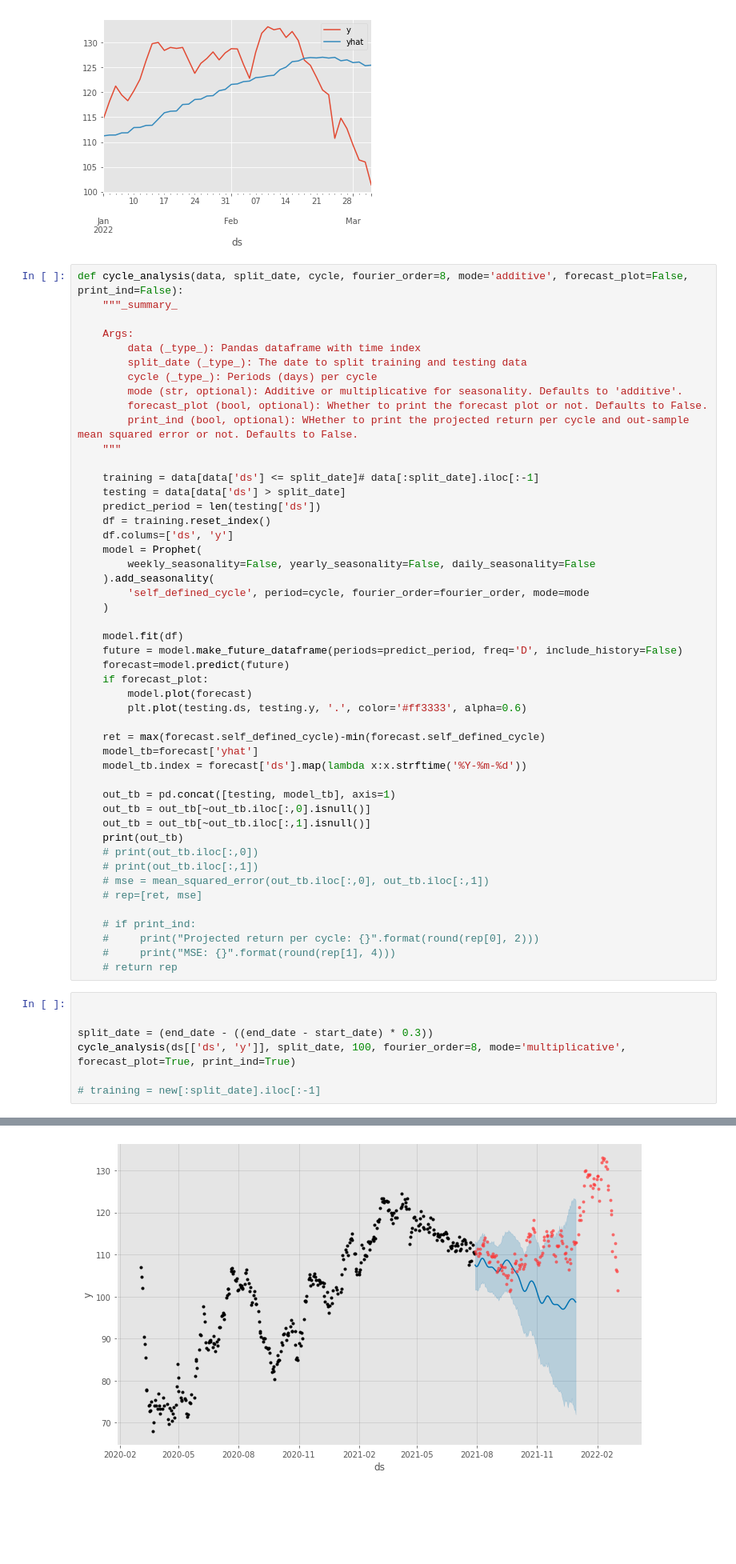
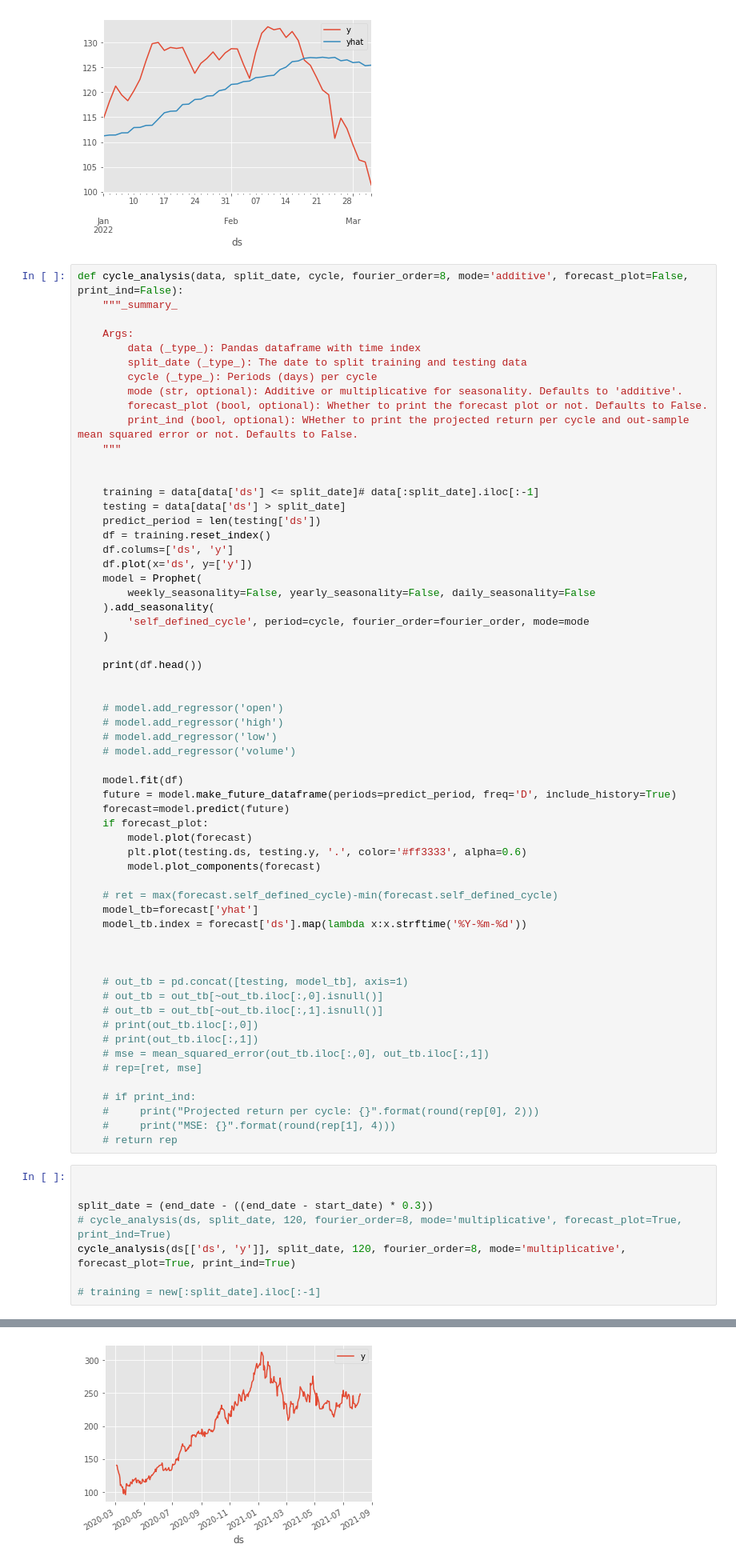
Before and after one commit to Biksbois/BiksStonks, a Jupyter notebook: Forcasting_Models/prohet.ipynb, the cells around one changed output, grey strips where cells are left out. Shown at 80% size. Cells and saved outputs as stored; diff of their text form; blank space fills up the shorter version.

```diff
--- a/Forcasting_Models/prohet.ipynb
+++ b/Forcasting_Models/prohet.ipynb
@@ -187,32 +225,44 @@ def cycle_analysis(data, split_date, cycle, fourier_order=8, mode='additive', fo
         print_ind (bool, optional): WHether to print the projected return per cycle and out-sample mean squared error or not. Defaults to False.
     """
 
+
     training = data[data['ds'] <= split_date]# data[:split_date].iloc[:-1]
     testing = data[data['ds'] > split_date]
     predict_period = len(testing['ds'])
     df = training.reset_index()
     df.colums=['ds', 'y']
+    df.plot(x='ds', y=['y'])
     model = Prophet(
         weekly_seasonality=False, yearly_seasonality=False, daily_seasonality=False
     ).add_seasonality(
         'self_defined_cycle', period=cycle, fourier_order=fourier_order, mode=mode
     )
 
+    print(df.head())
+
+
+    # model.add_regressor('open')
+    # model.add_regressor('high')
+    # model.add_regressor('low')
+    # model.add_regressor('volume')
+
     model.fit(df)
-    future = model.make_future_dataframe(periods=predict_period, freq='D', include_history=False)
+    future = model.make_future_dataframe(periods=predict_period, freq='D', include_history=True)
     forecast=model.predict(future)
     if forecast_plot:
         model.plot(forecast)
         plt.plot(testing.ds, testing.y, '.', color='#ff3333', alpha=0.6)
+        model.plot_components(forecast)
 
-    ret = max(forecast.self_defined_cycle)-min(forecast.self_defined_cycle)
+    # ret = max(forecast.self_defined_cycle)-min(forecast.self_defined_cycle)
     model_tb=forecast['yhat']
     model_tb.index = forecast['ds'].map(lambda x:x.strftime('%Y-%m-%d'))
 
-    out_tb = pd.concat([testing, model_tb], axis=1)
-    out_tb = out_tb[~out_tb.iloc[:,0].isnull()]
-    out_tb = out_tb[~out_tb.iloc[:,1].isnull()]
-    print(out_tb)
+
+
+    # out_tb = pd.concat([testing, model_tb], axis=1)
+    # out_tb = out_tb[~out_tb.iloc[:,0].isnull()]
+    # out_tb = out_tb[~out_tb.iloc[:,1].isnull()]
     # print(out_tb.iloc[:,0])
     # print(out_tb.iloc[:,1])
     # mse = mean_squared_error(out_tb.iloc[:,0], out_tb.iloc[:,1])
@@ -226,7 +276,8 @@ def cycle_analysis(data, split_date, cycle, fourier_order=8, mode='additive', fo
 
 
 split_date = (end_date - ((end_date - start_date) * 0.3))
-cycle_analysis(ds[['ds', 'y']], split_date, 100, fourier_order=8, mode='multiplicative', forecast_plot=True, print_ind=True)
+# cycle_analysis(ds, split_date, 120, fourier_order=8, mode='multiplicative', forecast_plot=True, print_ind=True)
+cycle_analysis(ds[['ds', 'y']], split_date, 120, fourier_order=8, mode='multiplicative', forecast_plot=True, print_ind=True)
 
 # training = new[:split_date].iloc[:-1]
 # %% [output]
@@ -247 +290 @@ cycle_analysis(ds[['ds', 'y']], split_date, 100, fourier_order=8, mode='multipli
-[figure, old version]
+[figure, new version]
```
Also changed, not shown: parts of 10 cells of this notebook, 13 other files.
